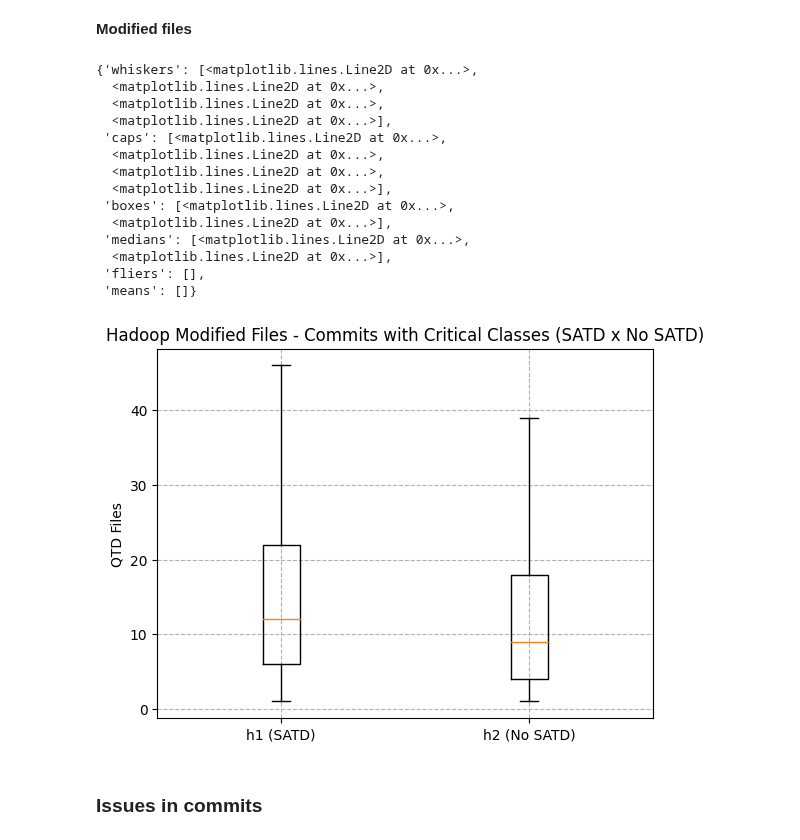
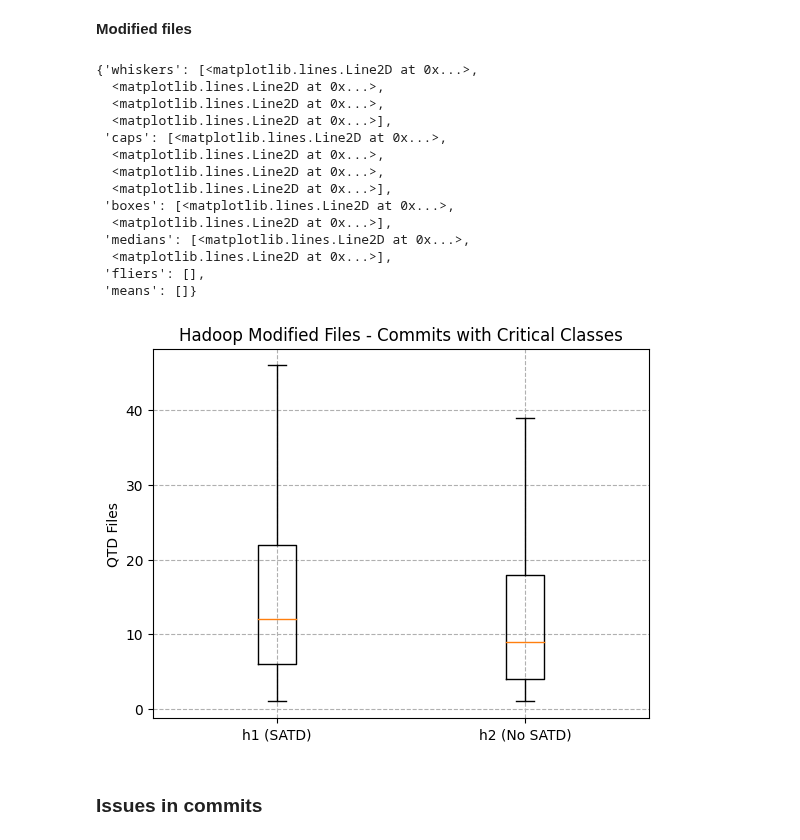
Before and after one commit to armandossrecife/my_validation3, a Jupyter notebook: my_analysis_hadoop.ipynb, the cells around one changed output. Cells and saved outputs as stored; diff of their text form; code cells hidden in the pictures.

```diff
--- a/my_analysis_hadoop.ipynb
+++ b/my_analysis_hadoop.ipynb
@@ -1607,24 +1679,24 @@ ax1.boxplot(x=data_commits_cc_lines, showfliers=False)
 # %%
 data_commits_cc_files = df_commits_with_critical_classes_with_satd.files, df_commits_with_critical_classes_no_satd.files
 fig1, ax1 = pyplot.subplots()
-ax1.set_title('Hadoop Modified Files - Commits with Critical Classes (SATD x No SATD)')
+ax1.set_title('Hadoop Modified Files - Commits with Critical Classes')
 ax1.set_xticklabels(['h1 (SATD)', 'h2 (No SATD)'])
 ax1.set_ylabel('QTD Files')
 ax1.grid(linestyle='--')
 ax1.boxplot(x=data_commits_cc_files, showfliers=False)
 # %% [output]
 {'whiskers': [<matplotlib.lines.Line2D at 0x...>,
   <matplotlib.lines.Line2D at 0x...>,
   <matplotlib.lines.Line2D at 0x...>,
   <matplotlib.lines.Line2D at 0x...>],
  'caps': [<matplotlib.lines.Line2D at 0x...>,
   <matplotlib.lines.Line2D at 0x...>,
   <matplotlib.lines.Line2D at 0x...>,
   <matplotlib.lines.Line2D at 0x...>],
  'boxes': [<matplotlib.lines.Line2D at 0x...>,
   <matplotlib.lines.Line2D at 0x...>],
  'medians': [<matplotlib.lines.Line2D at 0x...>,
   <matplotlib.lines.Line2D at 0x...>],
  'fliers': [],
  'means': []}
-[figure, old version]
+[figure, new version]
```
Also changed, not shown: parts of 39 cells of this notebook.
